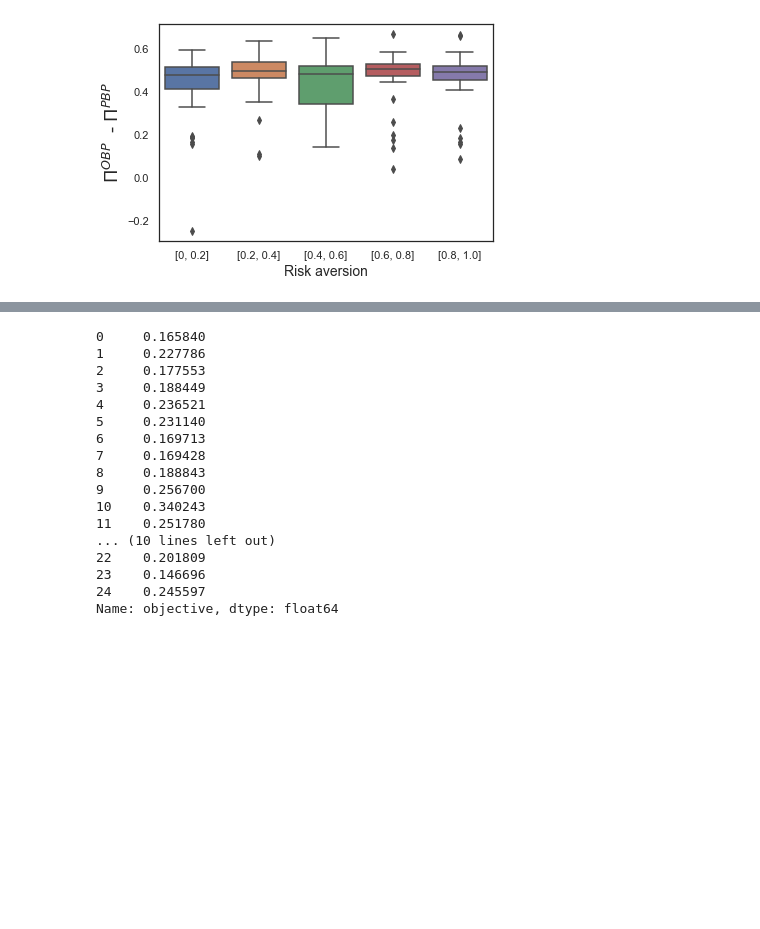
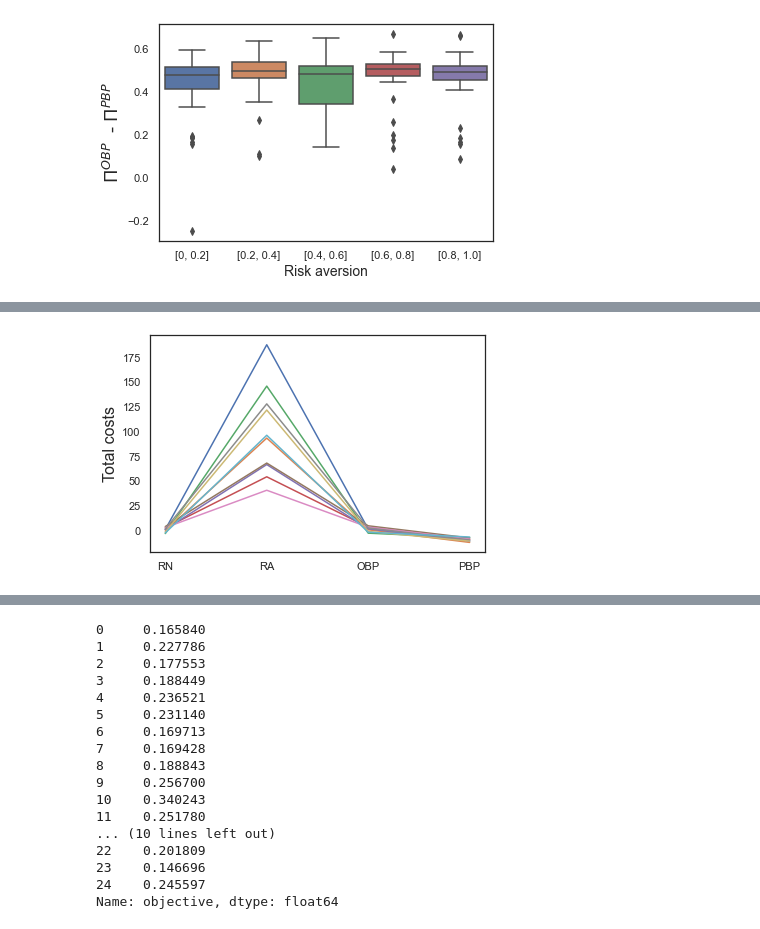
Before and after one commit to ishilov/risk_paper, a Jupyter notebook: notebooks/graphs.ipynb, the cells around one changed output, grey strips where cells are left out. Drawn from its saved outputs; the diff is of its cells as text; code cells hidden in the pictures; blank space fills up the shorter version.

```diff
--- a/notebooks/graphs.ipynb
+++ b/notebooks/graphs.ipynb
@@ -177,0 +223,35 @@ fig;
+# %%
+fig = plt.figure
+for i in range(10):
+    obj_opt = df_optimistic.loc[i].loc['objective'].values.tolist()
+    obj_pes = df_pessimistic.loc[i].loc['objective'].values.tolist()
+    obj_RN = df_RN.loc[i].loc['objective'].values.tolist()
+    obj_without_contracts = df_without_contracts.loc[i].loc['objective'][df_without_contracts.loc[i].loc['objective']<30].values.tolist()
+
+
+    #data = obj_RN + obj_without_contracts + obj_opt + obj_pes
+
+    #cats = ([0 for i in range(len(obj_RN))] + [1 for j in range(len(obj_without_contracts))]+
+    #        [2 for k in range(len(obj_opt))] + [3 for m in range(len(obj_pes))])
+
+
+    #sns.stripplot(x = cats, y = data, linewidth=1)
+
+
+    sum_opt = sum(obj_opt)
+    sum_pes = sum(obj_pes)
+    sum_RN = sum(obj_RN)
+    sum_without_contracts = sum(obj_without_contracts)
+
+    sns.set_style('white')
+    plt.plot([0,1,2,3],[sum_RN, sum_without_contracts, sum_opt, sum_pes])
+
+    #plt.scatter(net_generation, obj_0_pes, color = 'b')
+    #plt.scatter(i, sum_opt - sum_pes)
+    #plt.plot(net_generation, obj_0_opt - obj_0_pes)
+#plt.scatter(net_generation[obj_0_wc<20], obj_0_wc[obj_0_wc<20], color = 'g')
+plt.ylabel('Total costs', fontsize = 16)
+plt.xticks([0,1,2,3], ['RN', 'RA', 'OBP', 'PBP'])
+fig;
+# %% [output]
+[figure, added]
```
Also changed, not shown: parts of 7 cells of this notebook, 4 other files.
